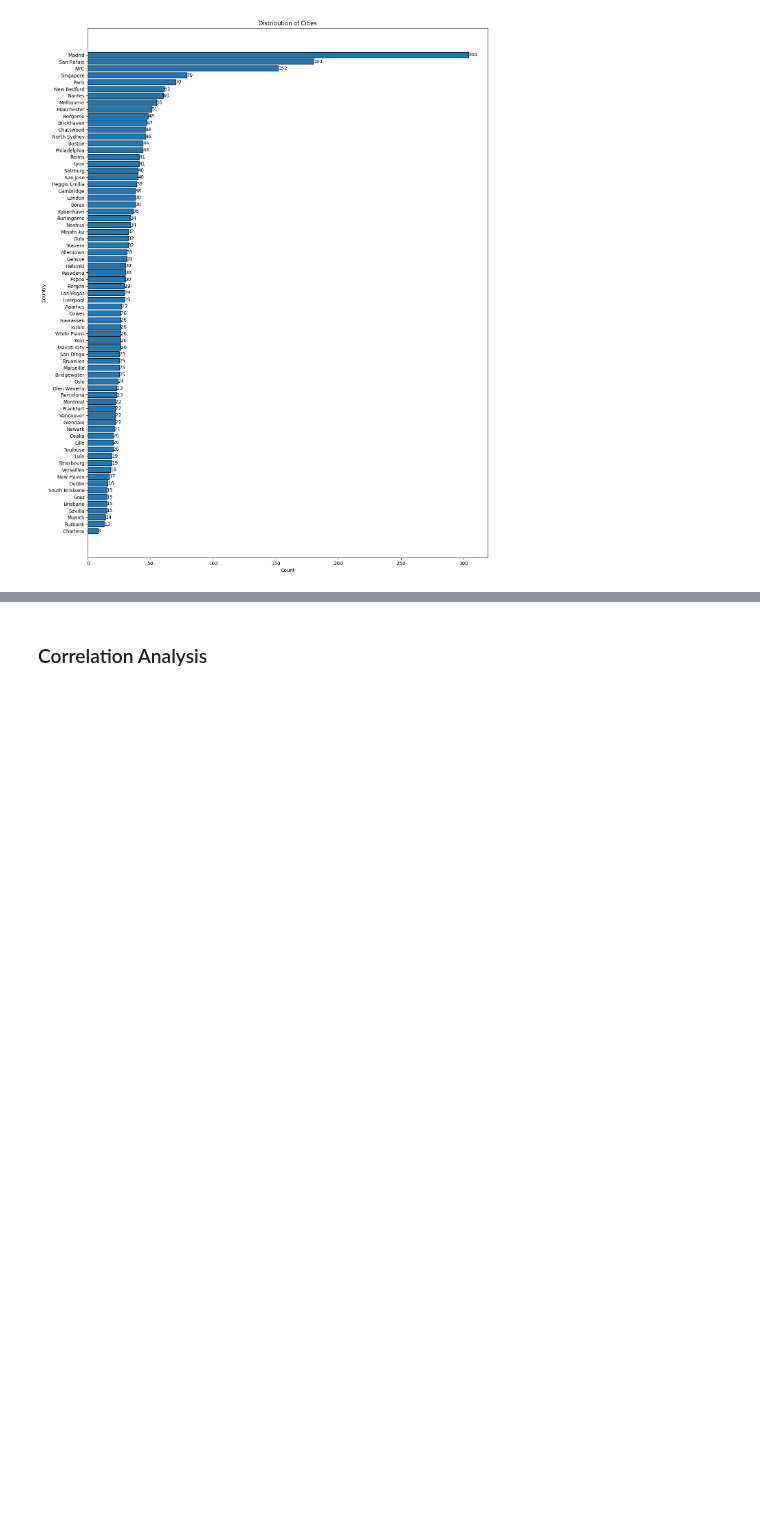
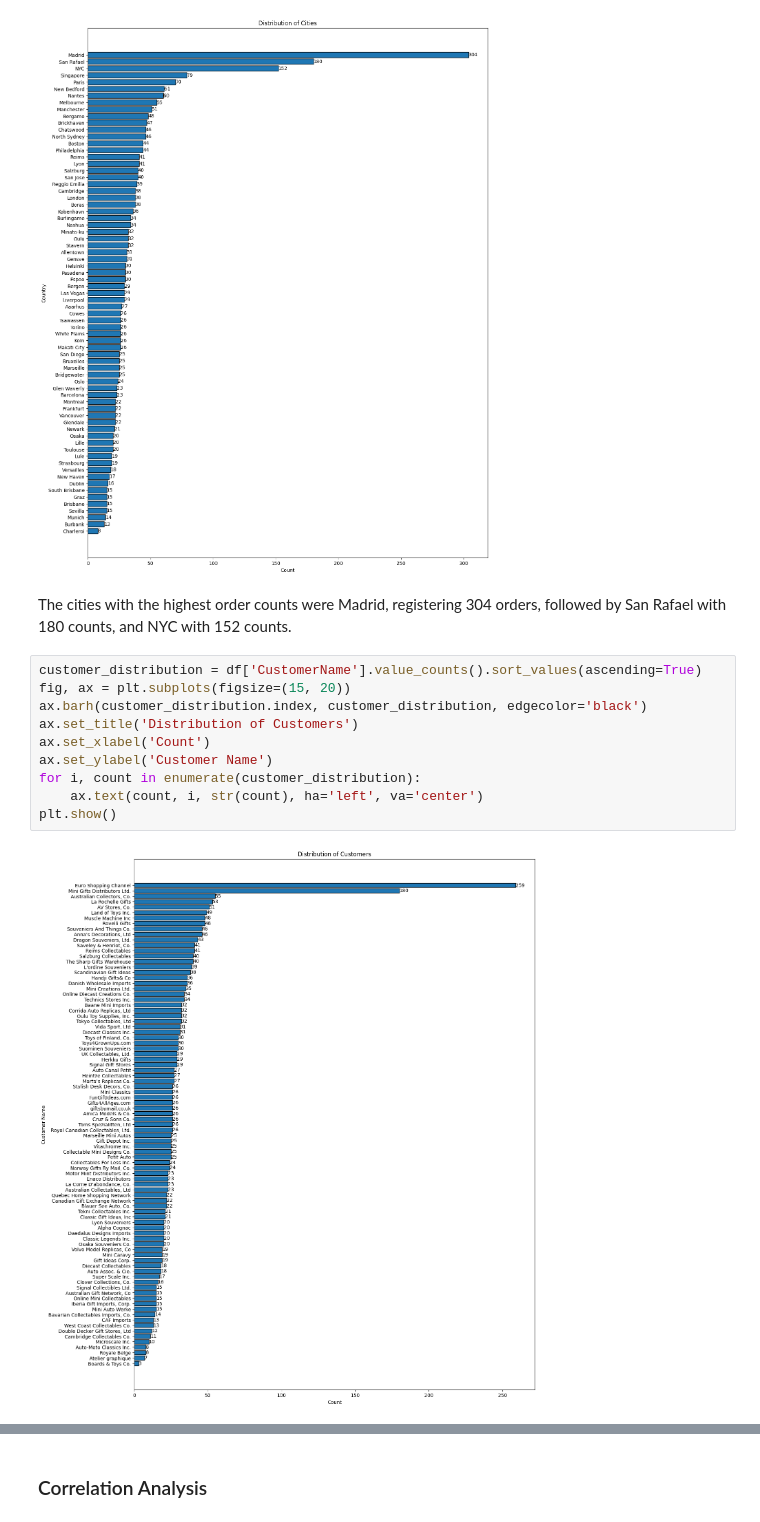
Before and after one commit to Kimchi21/Data-Analysis_Portfolio, a Jupyter notebook: Automobile Sales/Python Notebooks/Autosales_Analysis.ipynb, the cells around one changed output, grey strips where cells are left out. Saved outputs shown, nothing was run; the diff lists cells and outputs as text; blank space fills up the shorter version.

```diff
--- a/Automobile Sales/Python Notebooks/Autosales_Analysis.ipynb
+++ b/Automobile Sales/Python Notebooks/Autosales_Analysis.ipynb
@@ -244,3 +260,17 @@ for i, count in enumerate(city_distribution):
 plt.show()
 # %% [output]
 [figure]
+# %% [markdown]
+The cities with the highest order counts were Madrid, registering 304 orders, followed by San Rafael with 180 counts, and NYC with 152 counts.
+# %%
+customer_distribution = df['CustomerName'].value_counts().sort_values(ascending=True)
+fig, ax = plt.subplots(figsize=(15, 20))
+ax.barh(customer_distribution.index, customer_distribution, edgecolor='black')
+ax.set_title('Distribution of Customers')
+ax.set_xlabel('Count')
+ax.set_ylabel('Customer Name')
+for i, count in enumerate(customer_distribution):
+    ax.text(count, i, str(count), ha='left', va='center')
+plt.show()
+# %% [output]
+[figure, added]
```
Also changed, not shown: parts of 41 cells of this notebook.
